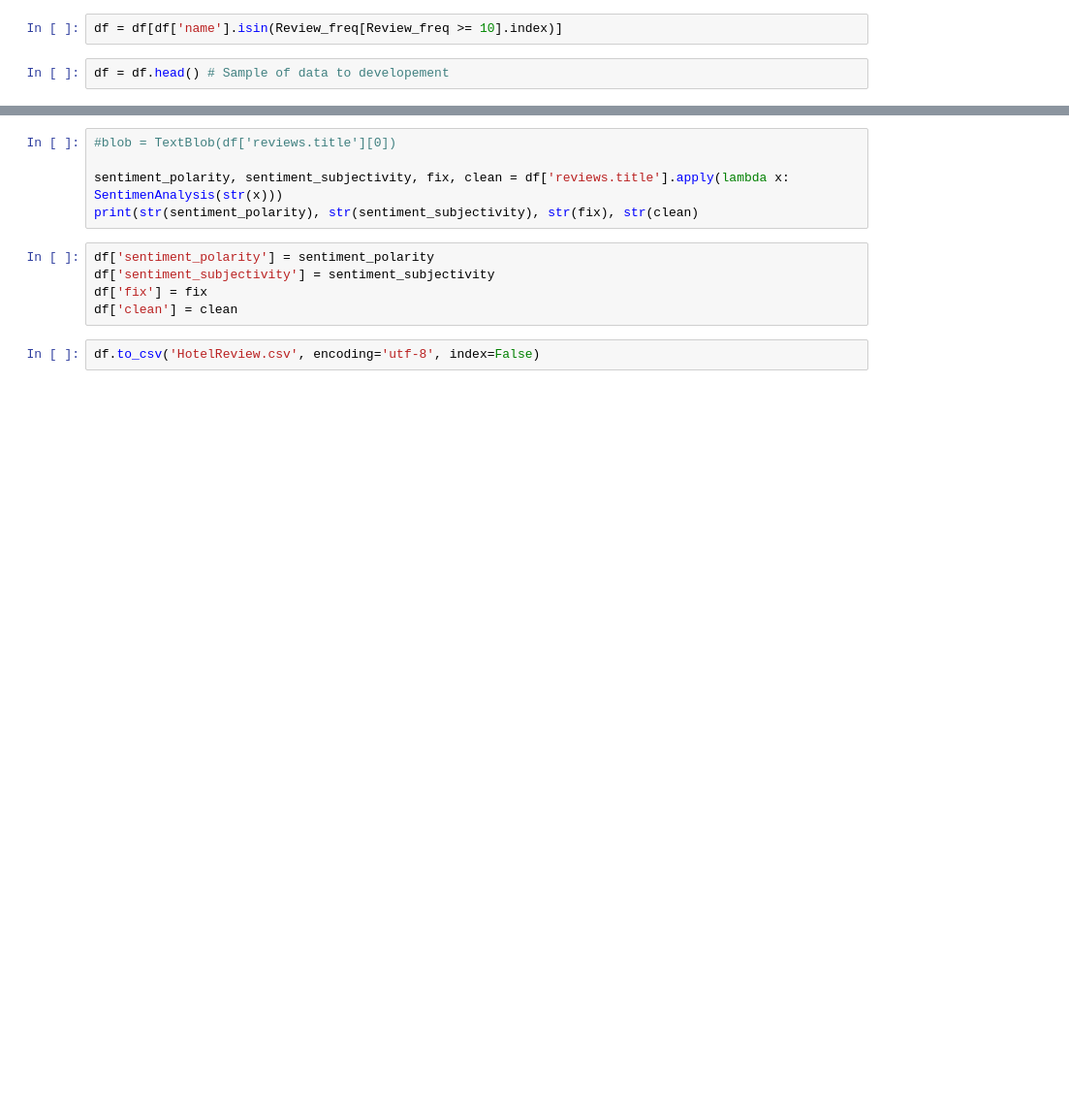
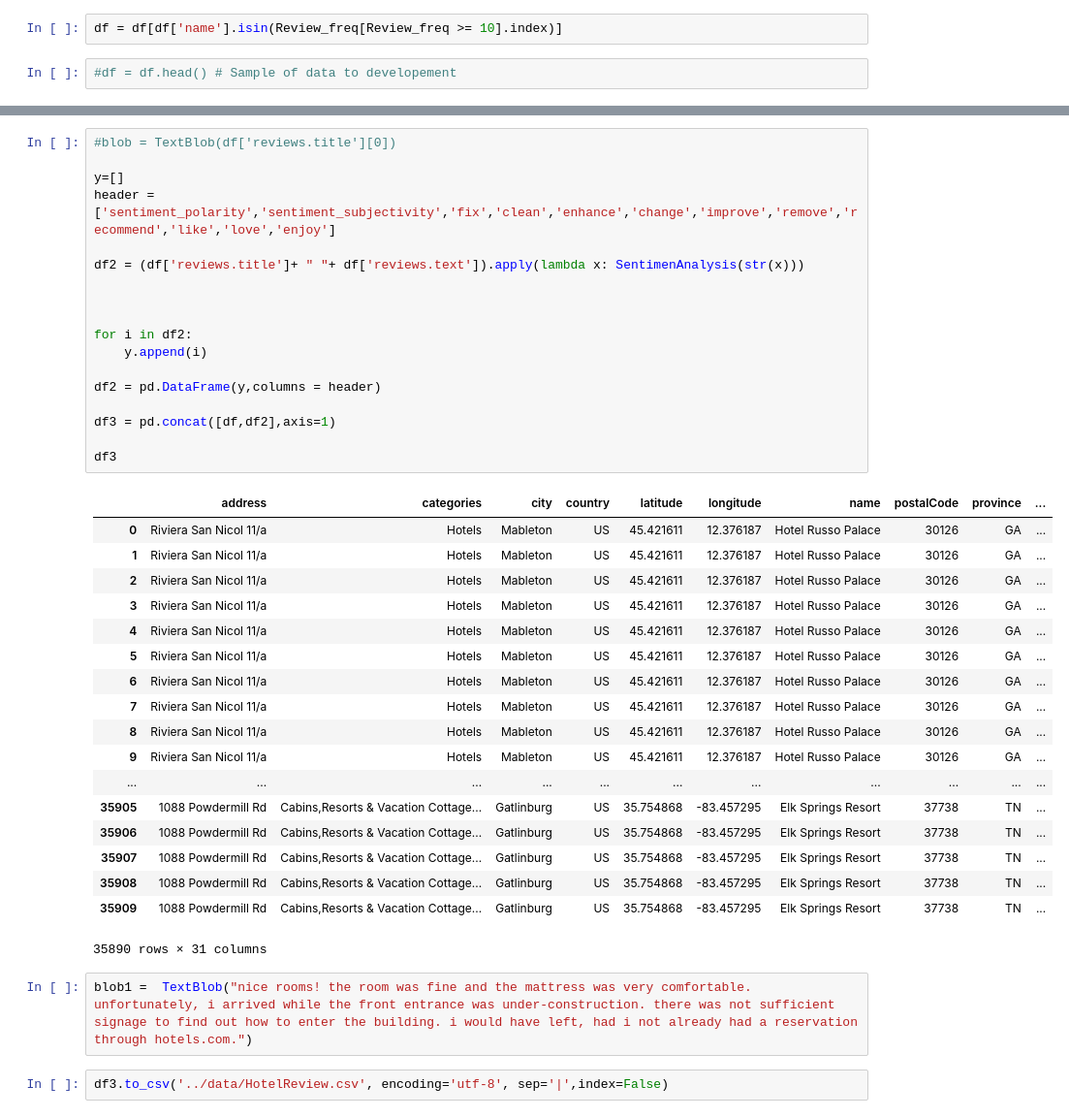
Before and after one commit to DrigoDomingos/HotelReviewNLP, a Jupyter notebook: script/HotelReview Analisys & ML.ipynb, the cells around one changed output, grey strips where cells are left out. Shown at 97% size. Drawn from its saved outputs; the diff is of its cells as text; blank space fills up the shorter version.

```diff
--- a/script/HotelReview Analisys & ML.ipynb
+++ b/script/HotelReview Analisys & ML.ipynb
@@ -14,5 +61,5 @@ Review_freq[Review_freq >= 5]
 # %%
 df = df[df['name'].isin(Review_freq[Review_freq >= 10].index)]
 # %%
-df = df.head() # Sample of data to developement
+#df = df.head() # Sample of data to developement
 # %%
@@ -63,12 +129,41 @@ def SentimenAnalysis(text):
 # %%
 #blob = TextBlob(df['reviews.title'][0])
 
-sentiment_polarity, sentiment_subjectivity, fix, clean = df['reviews.title'].apply(lambda x: SentimenAnalysis(str(x)))
-print(str(sentiment_polarity), str(sentiment_subjectivity), str(fix), str(clean)
+y=[]
+header = ['sentiment_polarity','sentiment_subjectivity','fix','clean','enhance','change','improve','remove','recommend','like','love','enjoy']
+
+df2 = (df['reviews.title']+ " "+ df['reviews.text']).apply(lambda x: SentimenAnalysis(str(x)))
+
+
+
+for i in df2:
+    y.append(i)
+
+df2 = pd.DataFrame(y,columns = header)
+
+df3 = pd.concat([df,df2],axis=1)
+
+df3
+# %% [output]
+|  | address | categories | city | country | latitude | longitude | name | postalCode | province | ... |
+| 0 | Riviera San Nicol 11/a | Hotels | Mableton | US | 45.421611 | 12.376187 | Hotel Russo Palace | 30126 | GA | ... |
+| 1 | Riviera San Nicol 11/a | Hotels | Mableton | US | 45.421611 | 12.376187 | Hotel Russo Palace | 30126 | GA | ... |
+| 2 | Riviera San Nicol 11/a | Hotels | Mableton | US | 45.421611 | 12.376187 | Hotel Russo Palace | 30126 | GA | ... |
+| 3 | Riviera San Nicol 11/a | Hotels | Mableton | US | 45.421611 | 12.376187 | Hotel Russo Palace | 30126 | GA | ... |
+| 4 | Riviera San Nicol 11/a | Hotels | Mableton | US | 45.421611 | 12.376187 | Hotel Russo Palace | 30126 | GA | ... |
+| 5 | Riviera San Nicol 11/a | Hotels | Mableton | US | 45.421611 | 12.376187 | Hotel Russo Palace | 30126 | GA | ... |
+| 6 | Riviera San Nicol 11/a | Hotels | Mableton | US | 45.421611 | 12.376187 | Hotel Russo Palace | 30126 | GA | ... |
+| 7 | Riviera San Nicol 11/a | Hotels | Mableton | US | 45.421611 | 12.376187 | Hotel Russo Palace | 30126 | GA | ... |
+| 8 | Riviera San Nicol 11/a | Hotels | Mableton | US | 45.421611 | 12.376187 | Hotel Russo Palace | 30126 | GA | ... |
+| 9 | Riviera San Nicol 11/a | Hotels | Mableton | US | 45.421611 | 12.376187 | Hotel Russo Palace | 30126 | GA | ... |
+| ... | ... | ... | ... | ... | ... | ... | ... | ... | ... | ... |
+| 35905 | 1088 Powdermill Rd | Cabins,Resorts & Vacation Cottage... | Gatlinburg | US | 35.754868 | -83.457295 | Elk Springs Resort | 37738 | TN | ... |
+| 35906 | 1088 Powdermill Rd | Cabins,Resorts & Vacation Cottage... | Gatlinburg | US | 35.754868 | -83.457295 | Elk Springs Resort | 37738 | TN | ... |
+| 35907 | 1088 Powdermill Rd | Cabins,Resorts & Vacation Cottage... | Gatlinburg | US | 35.754868 | -83.457295 | Elk Springs Resort | 37738 | TN | ... |
+| 35908 | 1088 Powdermill Rd | Cabins,Resorts & Vacation Cottage... | Gatlinburg | US | 35.754868 | -83.457295 | Elk Springs Resort | 37738 | TN | ... |
+| 35909 | 1088 Powdermill Rd | Cabins,Resorts & Vacation Cottage... | Gatlinburg | US | 35.754868 | -83.457295 | Elk Springs Resort | 37738 | TN | ... |
+35890 rows × 31 columns
-# %%
-df['sentiment_polarity'] = sentiment_polarity
-df['sentiment_subjectivity'] = sentiment_subjectivity
-df['fix'] = fix
-df['clean'] = clean
+# %%
+blob1 =  TextBlob("nice rooms! the room was fine and the mattress was very comfortable. unfortunately, i arrived while the front entrance was under-construction. there was not sufficient signage to find out how to enter the building. i would have left, had i not already had a reservation through hotels.com.")
 # %%
-df.to_csv('HotelReview.csv', encoding='utf-8', index=False)
+df3.to_csv('../data/HotelReview.csv', encoding='utf-8', sep='|',index=False)
```
Also changed, not shown: parts of 6 cells of this notebook, 7 other files.
